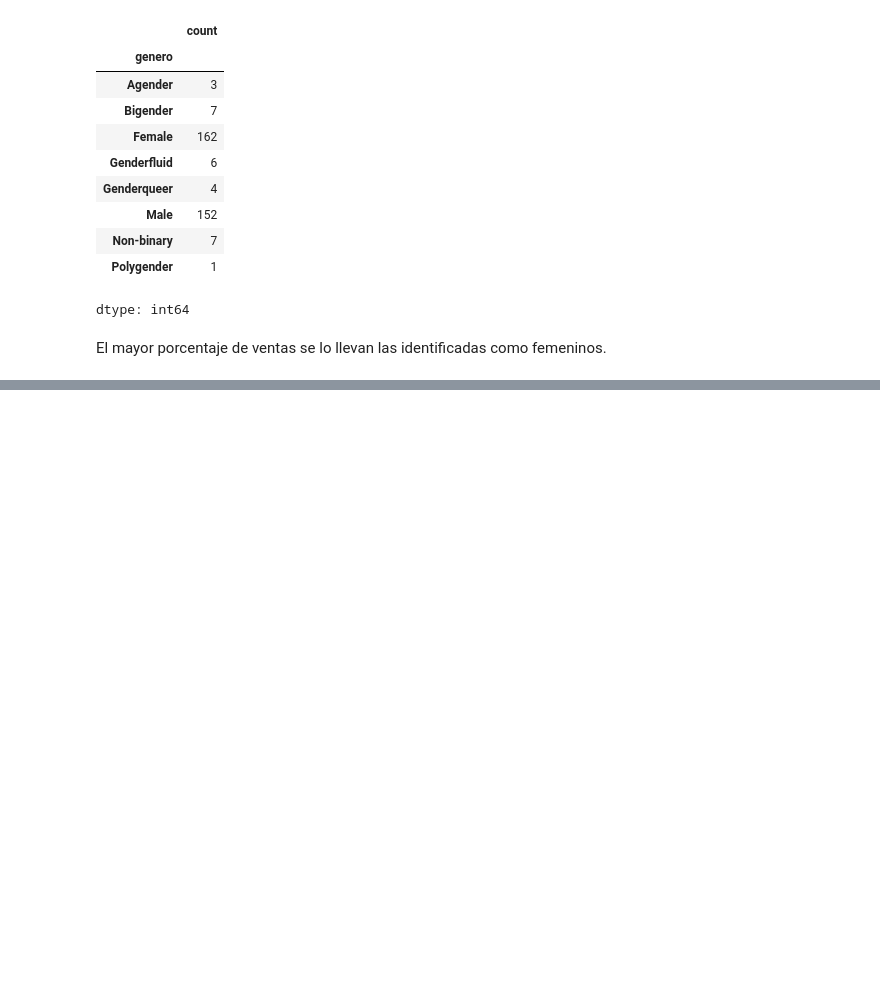
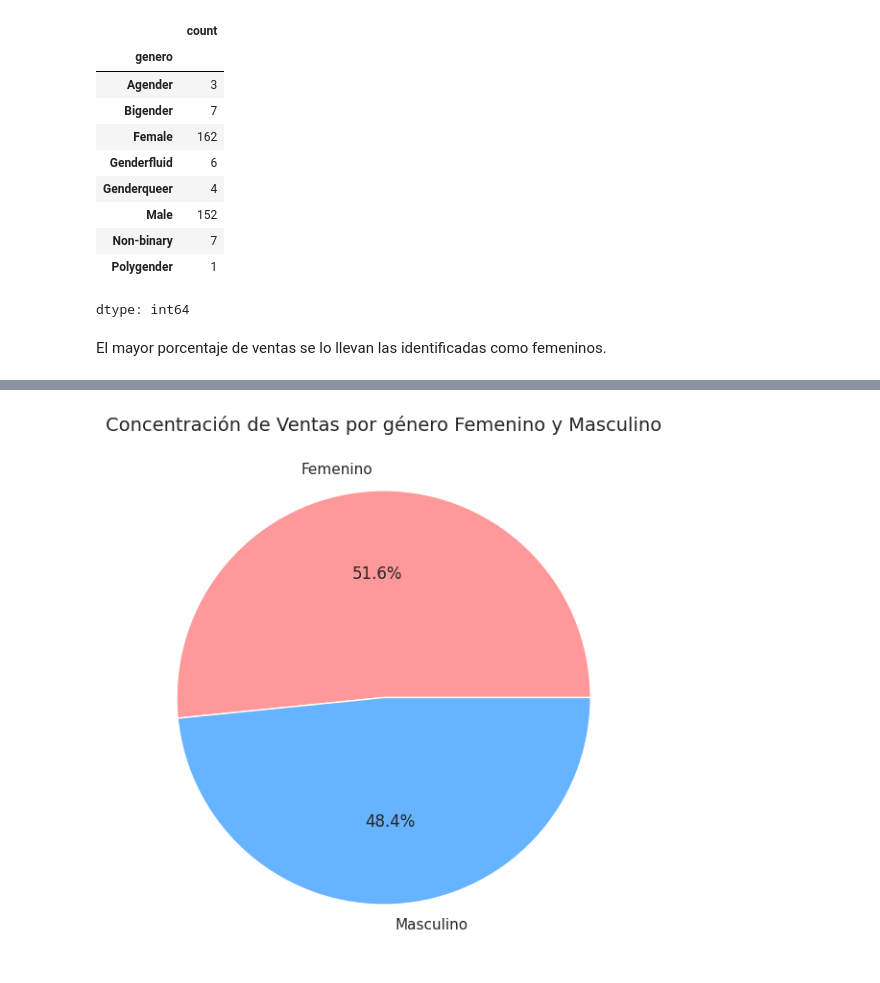
Before and after one commit to Patri2508/Archivos-DA, a Jupyter notebook: Proyecto_CienciadeDatos.ipynb, the cells around one changed output, grey strips where cells are left out. Saved outputs shown, nothing was run; the diff lists cells and outputs as text; code cells hidden in the pictures; blank space fills up the shorter version.

```diff
--- a/Proyecto_CienciadeDatos.ipynb
+++ b/Proyecto_CienciadeDatos.ipynb
@@ -421,0 +502,16 @@ El mayor porcentaje de ventas se lo llevan las identificadas como femeninos.
+# %%
+# Agrupar ventas por gènero femenino y masculino
+ventas_por_genero = pedidos['genero'].value_counts()
+
+# Filtrar las tiendas 1, 2 y 5 y calcular el porcentaje
+grupo_genero_femenino = ventas_por_genero[['Female']].sum()
+grupo_genero_masculino = ventas_por_genero[['Male']].sum()
+#otras_genero = ventas_por_tienda.sum() - grupo_tiendas
+
+# Crear el gráfico de torta
+plt.figure(figsize=(7, 7))
+plt.pie([grupo_genero_femenino, grupo_genero_masculino], labels=['Femenino', 'Masculino'], autopct='%1.1f%%', colors=['#ff9999','#66b3ff'])
+plt.title('Concentración de Ventas por género Femenino y Masculino', fontsize=14)
+plt.show()
+# %% [output]
+[figure, added]
```
Also changed, not shown: parts of 11 cells of this notebook.
